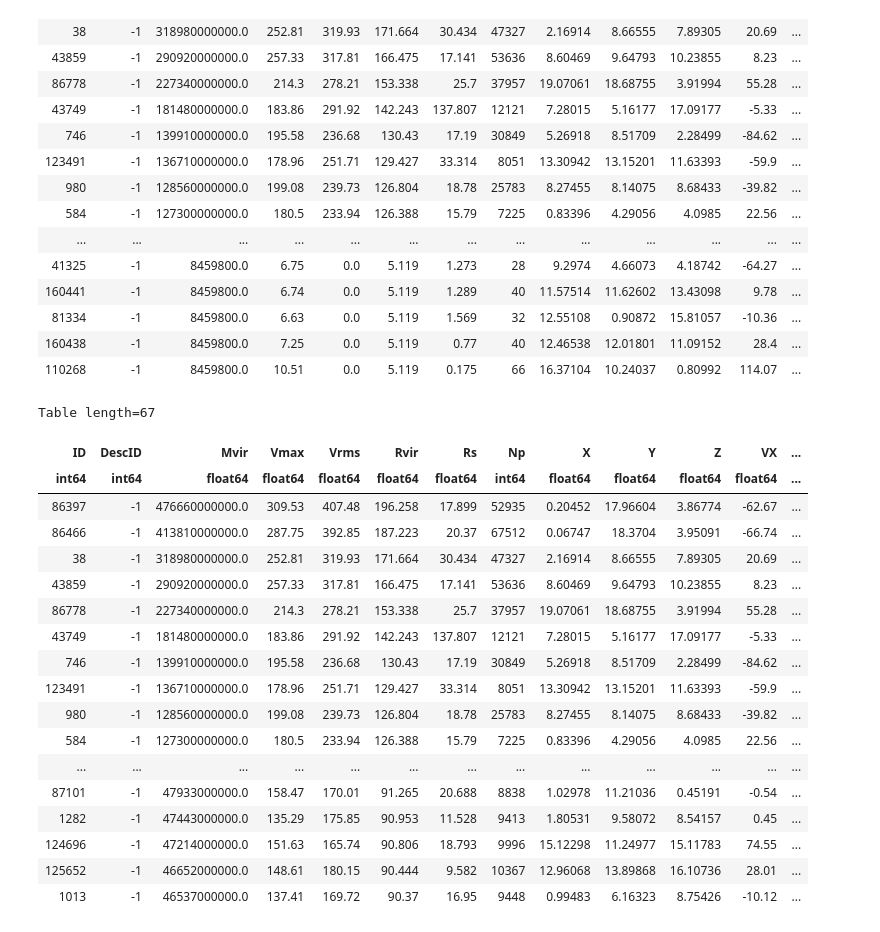
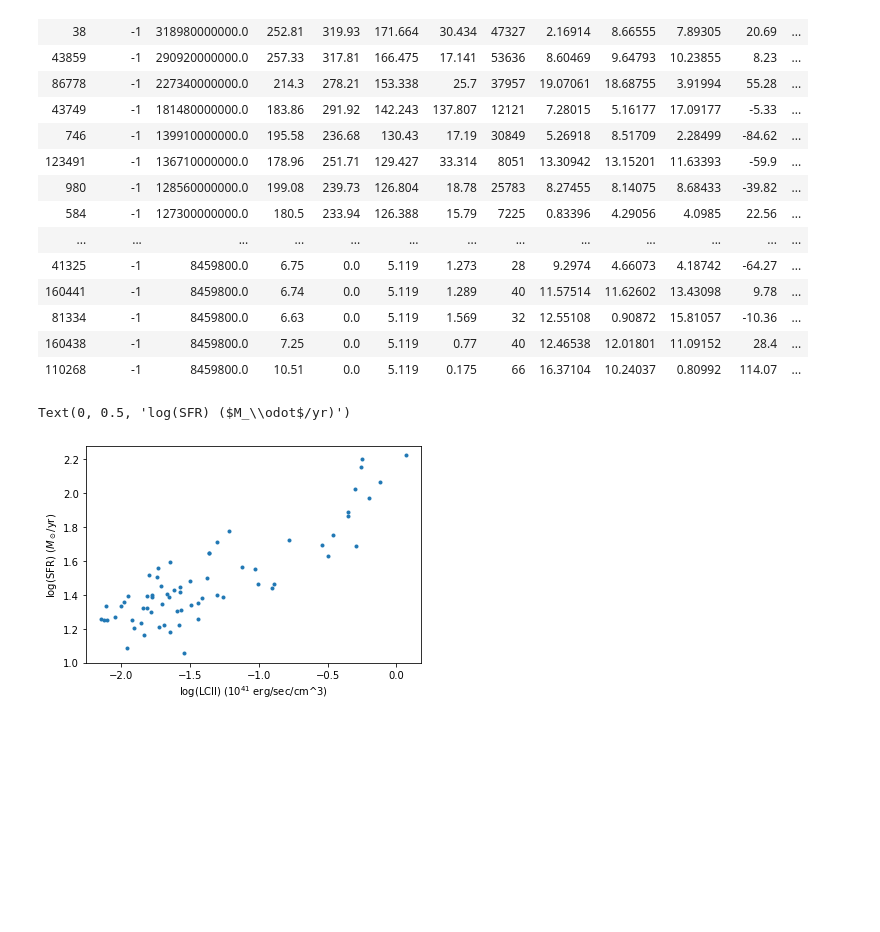
Before and after one commit to cavestruz/croc_CII, a Jupyter notebook: tools/Testing Notebook.ipynb, the cells around one changed output. Drawn from its saved outputs; the diff is of its cells as text; code cells hidden in the pictures; blank space fills up the shorter version.

```diff
--- a/tools/Testing Notebook.ipynb
+++ b/tools/Testing Notebook.ipynb
@@ -686,8 +669,6 @@ print(col_list)
 np.arange(0,10)
 # %% [output]
 array([0, 1, 2, 3, 4, 5, 6, 7, 8, 9])
-# %%
-halo_table.sort(['Mvir'])
 # %%
 for table_col in col_list:
     halo_table[table_col] = -0.0123
@@ -732,0 +715,24 @@ yt : [INFO     ] 2022-06-21 11:54:13,774 Created 9 chunks for ARTIO
+# %%
+for table_col in col_list:
+    halo_table[table_col] = -0.0123
+halo_table.sort(['Mvir'],reverse=True)
+
+c = Table.Column(name='Tracker', data=np.linspace(0,len(halo_table['ID']),len(halo_table['ID']),dtype=np.int32))
+halo_table.add_column(c)
+for row in halo_table['Tracker']:
+    sphere = make_sphere_region(halo_table[row])
+    data = sphere['data_object']
+#     radius = sphere['width'].to('cm')/2
+
+    halo_table['LCII_total_ave'][row] = float(data.quantities.weighted_average_quantity(('gas','LCII_total'),('gas','cell_volume')))
+    halo_table['sphere_vol'][row] = data.quantities.total_quantity(('gas','cell_volume'))
+    total_young_star_mass = data.quantities.total_quantity(('STAR','particle_mass'))
+    halo_table['SFR'][row] = total_young_star_mass.to('Msun')/20./10.**6
+#     print(row)
+    del sphere,data
+    if row>100:
+        break
+halo_table.remove_column('Tracker')
+print_table = halo_table[halo_table['LCII_total_ave'] !=-0.0123]
+
+halo_table.write('/home/rnoorali/Data/rnoorali_turbo/LCII_total_all_halos_100_most_massive.txt',format='ascii',overwrite=True)
@@ -788,23 +816,12 @@ halo_table.remove_column('Tracker')
 massive_halos = halo_table[halo_table['SFR']!=-0.0123]
 # %%
 massive_halos
-# %% [output]
-Table length=67
-| ID | DescID | Mvir | Vmax | Vrms | Rvir | Rs | Np | X | Y | Z | VX | ... |
-| int64 | int64 | float64 | float64 | float64 | float64 | float64 | int64 | float64 | float64 | float64 | float64 | ... |
-| 86397 | -1 | 476660000000.0 | 309.53 | 407.48 | 196.258 | 17.899 | 52935 | 0.20452 | 17.96604 | 3.86774 | -62.67 | ... |
-| 86466 | -1 | 413810000000.0 | 287.75 | 392.85 | 187.223 | 20.37 | 67512 | 0.06747 | 18.3704 | 3.95091 | -66.74 | ... |
-| 38 | -1 | 318980000000.0 | 252.81 | 319.93 | 171.664 | 30.434 | 47327 | 2.16914 | 8.66555 | 7.89305 | 20.69 | ... |
-| 43859 | -1 | 290920000000.0 | 257.33 | 317.81 | 166.475 | 17.141 | 53636 | 8.60469 | 9.64793 | 10.23855 | 8.23 | ... |
-| 86778 | -1 | 227340000000.0 | 214.3 | 278.21 | 153.338 | 25.7 | 37957 | 19.07061 | 18.68755 | 3.91994 | 55.28 | ... |
-| 43749 | -1 | 181480000000.0 | 183.86 | 291.92 | 142.243 | 137.807 | 12121 | 7.28015 | 5.16177 | 17.09177 | -5.33 | ... |
-| 746 | -1 | 139910000000.0 | 195.58 | 236.68 | 130.43 | 17.19 | 30849 | 5.26918 | 8.51709 | 2.28499 | -84.62 | ... |
-| 123491 | -1 | 136710000000.0 | 178.96 | 251.71 | 129.427 | 33.314 | 8051 | 13.30942 | 13.15201 | 11.63393 | -59.9 | ... |
-| 980 | -1 | 128560000000.0 | 199.08 | 239.73 | 126.804 | 18.78 | 25783 | 8.27455 | 8.14075 | 8.68433 | -39.82 | ... |
-| 584 | -1 | 127300000000.0 | 180.5 | 233.94 | 126.388 | 15.79 | 7225 | 0.83396 | 4.29056 | 4.0985 | 22.56 | ... |
-| ... | ... | ... | ... | ... | ... | ... | ... | ... | ... | ... | ... | ... |
-| 87101 | -1 | 47933000000.0 | 158.47 | 170.01 | 91.265 | 20.688 | 8838 | 1.02978 | 11.21036 | 0.45191 | -0.54 | ... |
-| 1282 | -1 | 47443000000.0 | 135.29 | 175.85 | 90.953 | 11.528 | 9413 | 1.80531 | 9.58072 | 8.54157 | 0.45 | ... |
-| 124696 | -1 | 47214000000.0 | 151.63 | 165.74 | 90.806 | 18.793 | 9996 | 15.12298 | 11.24977 | 15.11783 | 74.55 | ... |
-| 125652 | -1 | 46652000000.0 | 148.61 | 180.15 | 90.444 | 9.582 | 10367 | 12.96068 | 13.89868 | 16.10736 | 28.01 | ... |
-| 1013 | -1 | 46537000000.0 | 137.41 | 169.72 | 90.37 | 16.95 | 9448 | 0.99483 | 6.16323 | 8.75426 | -10.12 | ... |
+# %%
+plt.plot(np.log10(massive_halos['LCII_total_ave']*massive_halos['sphere_vol'])-41.,np.log10(massive_halos['SFR']),'.')
+plt.xlabel(r'log(LCII) ($10^{41}$ erg/sec/cm^3)')
+plt.ylabel(r'log(SFR) ($M_\odot$/yr)')
+# plt.xticks(np.arange(-7, -2, step=1))
+# plt.yticks(np.arange(-3, 4, step=1))
+# %% [output]
+Text(0, 0.5, 'log(SFR) ($M_\\odot$/yr)')
+[figure, added]
```
Also changed, not shown: parts of 8 cells of this notebook, 5 other files.
